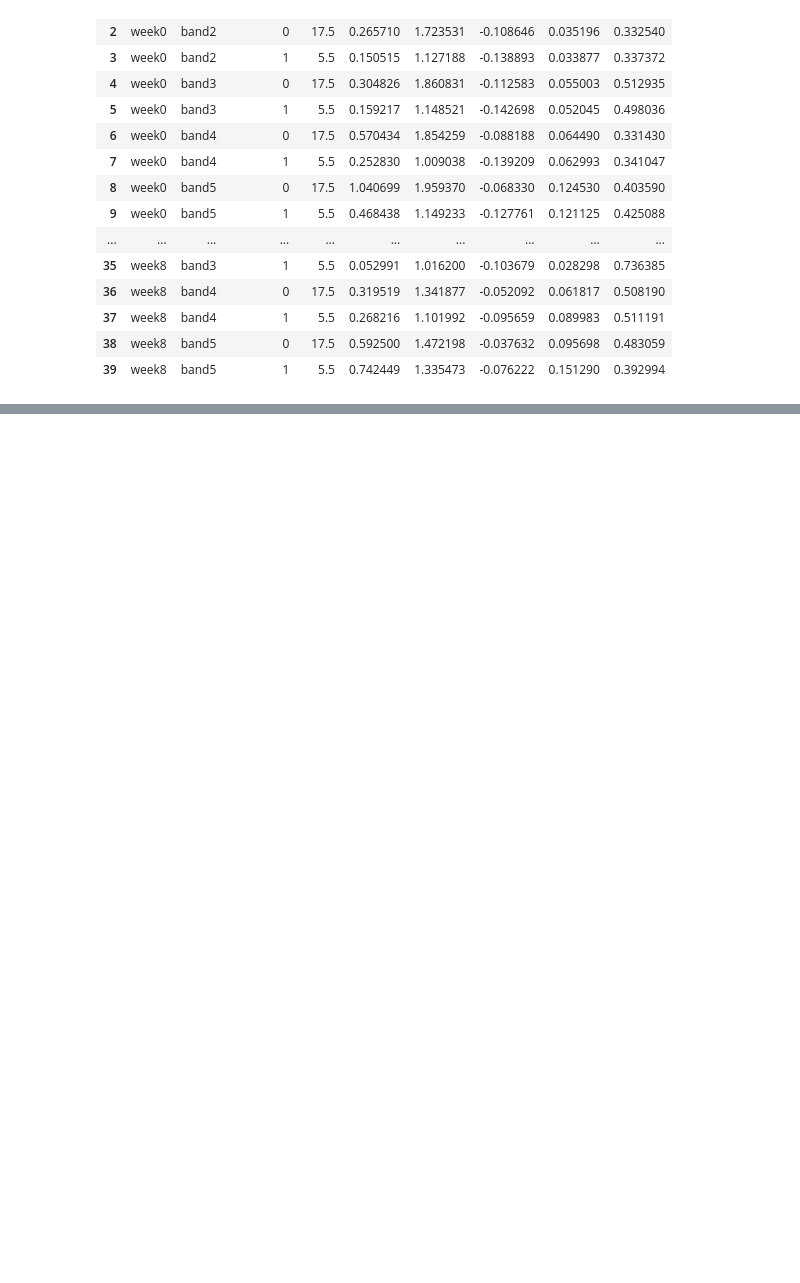
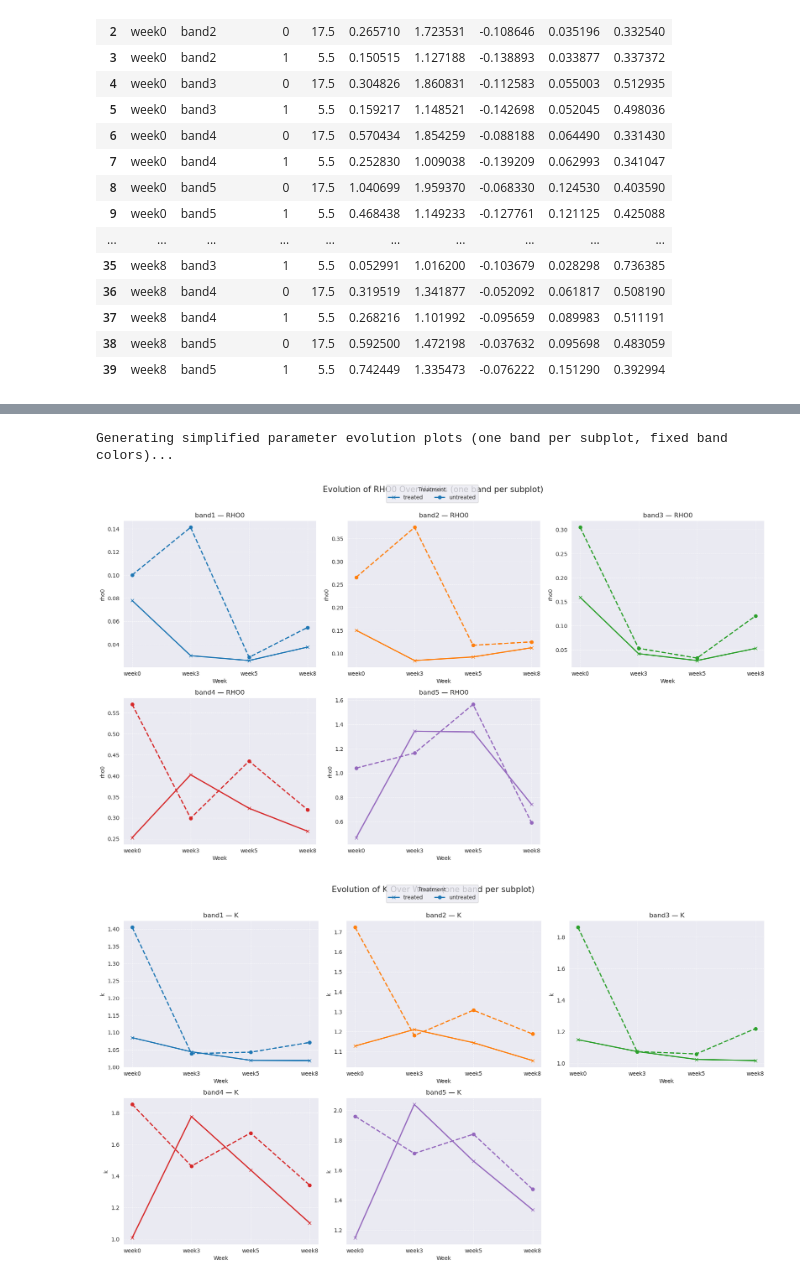
Before and after one commit to ReneHeim/proj_on_uav, a Jupyter notebook: Documentation/Notebooks/RPV.ipynb, the cells around one changed output, grey strips where cells are left out. Drawn from its saved outputs; the diff is of its cells as text; code cells hidden in the pictures; blank space fills up the shorter version.

```diff
--- a/Documentation/Notebooks/RPV.ipynb
+++ b/Documentation/Notebooks/RPV.ipynb
@@ -8,9 +8,11 @@ df_all_rpv = pd.read_csv("/run/media/mak/Heim/RPV_Results/V9/rpv_results.csv")
 
 df_all_rpv = df_all_rpv[df_all_rpv["status"] == "success"]
 
-grouped = df_all_rpv.drop(["cultivar","processed_at", "status"],axis=1).groupby(by=["week", "band","treatment"]).mean().reset_index()
+
+grouped = df_all_rpv.drop(["processed_at", "status", "cultivar"],axis=1).groupby(by=["week", "band","treatment"]).mean().reset_index()
 
 grouped["treatment"] = grouped["treatment"].map({"no_trt": 0, "trt": 1}).astype("int64")
+
 grouped = grouped.drop(["rc","plot_id","Unnamed: 0"],axis=1)
 grouped
 # %% [output]
@@ -183,0 +75,63 @@ Generating line plots to compare bands at each weekly snapshot...
+# %%
+# --- 1. Visualization: Simplified Parameter Evolution Over Weeks (one band per subplot, fixed band colors) ---
+print("Generating simplified parameter evolution plots (one band per subplot, fixed band colors)...")
+
+# Bands and colors: one color per band, consistent across treatments
+bands = list(grouped_avg['band'].unique())
+n_bands = len(bands)
+palette = sns.color_palette("tab10", n_bands)
+band_colors = {b: palette[i] for i, b in enumerate(bands)}
+
+def best_grid(n, max_cols=3):
+    ncols = min(max_cols, n) if n > 0 else 1
+    nrows = int(np.ceil(n / ncols))
+    return nrows, ncols
+
+# Line/marker styles per treatment (color comes from band_colors)
+trt_styles = {
+    1: dict(label="treated", linestyle='-', marker='x'),
+    0: dict(label="untreated", linestyle='--', marker='o')
+}
+
+for param in parameters_to_plot:
+    nrows, ncols = best_grid(n_bands, max_cols=3)
+    # Bigger figure size
+    fig, axes = plt.subplots(nrows, ncols, figsize=(5.8 * ncols, 4.8 * nrows), squeeze=False)
+    axes_flat = axes.ravel()
+
+    for i, band in enumerate(bands):
+        ax = axes_flat[i]
+        color = band_colors[band]
+
+        for trt in [1, 0]:
+            df_plot = grouped_avg[(grouped_avg['band'] == band) & (grouped_avg['treatment'] == trt)].copy()
+            df_plot = df_plot.sort_values('week')
+
+            ax.plot(
+                df_plot['week'].astype(str),
+                df_plot[param],
+                color=color,
+                linewidth=2.2,
+                **trt_styles[trt]
+            )
+
+        ax.set_title(f"{band} — {param.upper()}", fontsize=12)
+        ax.set_xlabel("Week", fontsize=10)
+        ax.set_ylabel(f"{param}", fontsize=10)
+        ax.grid(True, which='both', linestyle='--', linewidth=0.5)
+
+    # Hide any unused axes
+    for j in range(i + 1, len(axes_flat)):
+        axes_flat[j].set_visible(False)
+
+    # Shared legend
+    handles, labels = axes_flat[0].get_legend_handles_labels()
+    fig.legend(handles, labels, title="Treatment", loc="upper center", ncol=2, frameon=True)
+
+    fig.suptitle(f"Evolution of {param.upper()} Over Weeks (one band per subplot)", fontsize=15, y=1.02)
+    fig.tight_layout()
+    plt.show()
+# %% [output]
+Generating simplified parameter evolution plots (one band per subplot, fixed band colors)...
+[figure, added]
+[figure, added]
```
Also changed, not shown: parts of 6 cells of this notebook, 1 other file.
